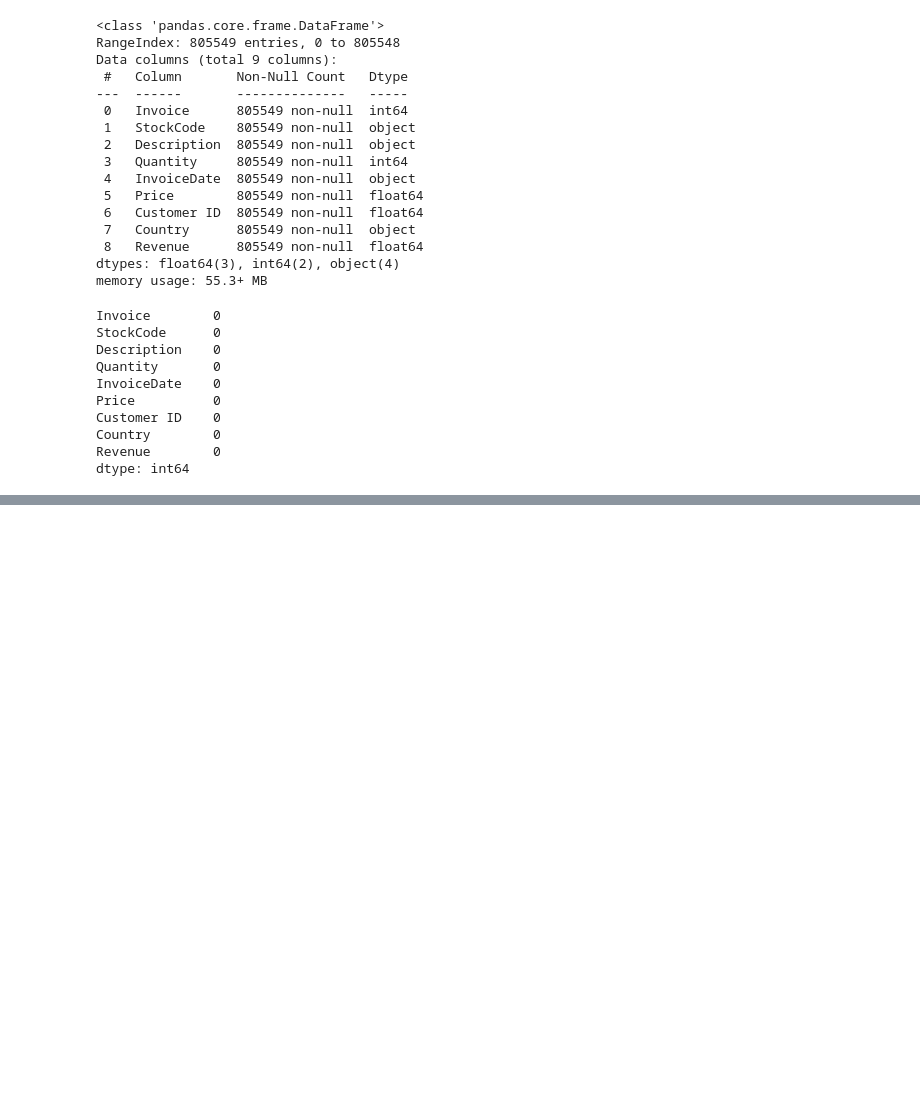
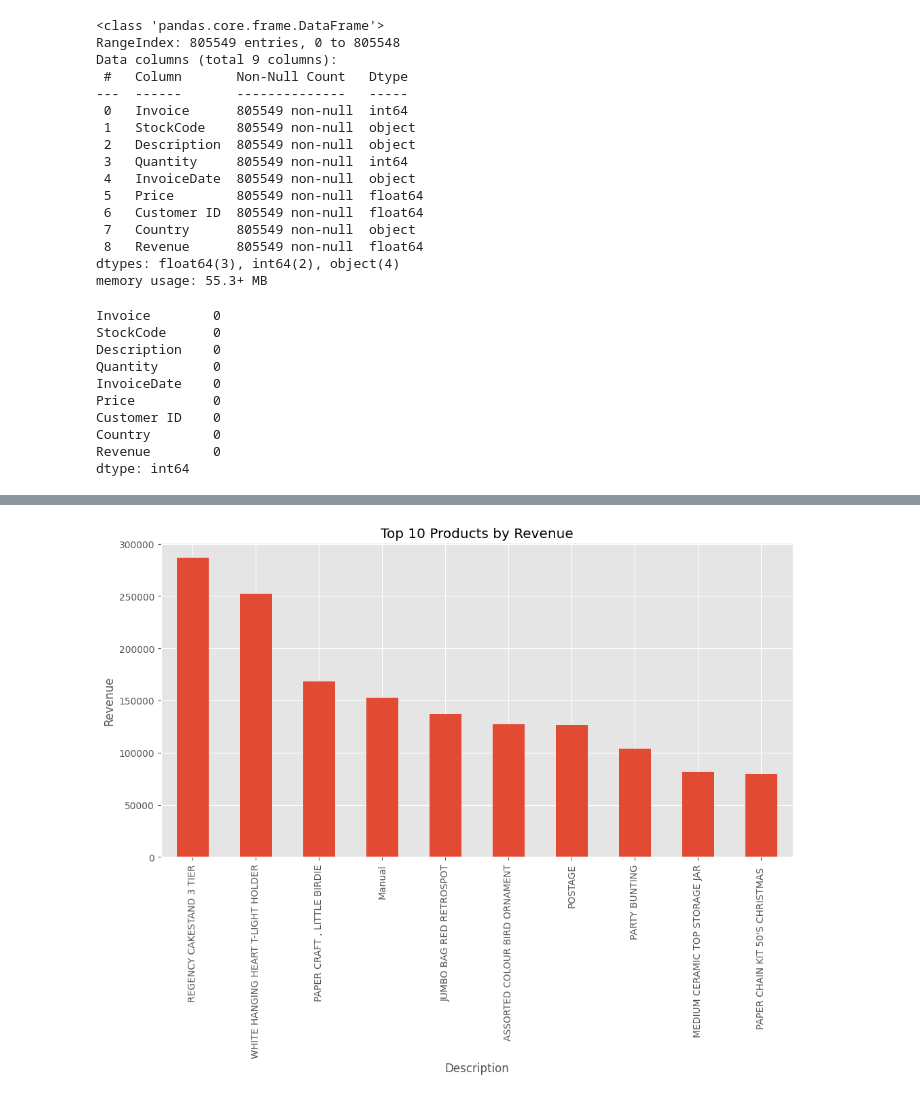
Before and after one commit to shrishraddha214/NeuralRetail-Analytics-Platform, a Jupyter notebook: notebooks/00_EDA.ipynb, the cells around one changed output, grey strips where cells are left out. Drawn from its saved outputs; the diff is of its cells as text; code cells hidden in the pictures; blank space fills up the shorter version.

```diff
--- a/notebooks/00_EDA.ipynb
+++ b/notebooks/00_EDA.ipynb
@@ -58,0 +127,7 @@ df["InvoiceDate"] = pd.to_datetime(df["InvoiceDate"])
+# %%
+top_products = (
+    df.groupby("Description")["Revenue"]
+    .sum()
+    .sort_values(ascending=False)
+    .head(10))
+top_products
@@ -58,0 +147,16 @@ df["InvoiceDate"] = pd.to_datetime(df["InvoiceDate"])
+# %%
+plt.figure(figsize=(12,6))
+
+top_products.plot(
+    kind="bar"
+)
+
+plt.title(
+    "Top 10 Products by Revenue"
+)
+
+plt.ylabel("Revenue")
+
+plt.show()
+# %% [output]
+[figure, added]
```
Also changed, not shown: parts of 29 cells of this notebook, 2 other files.
